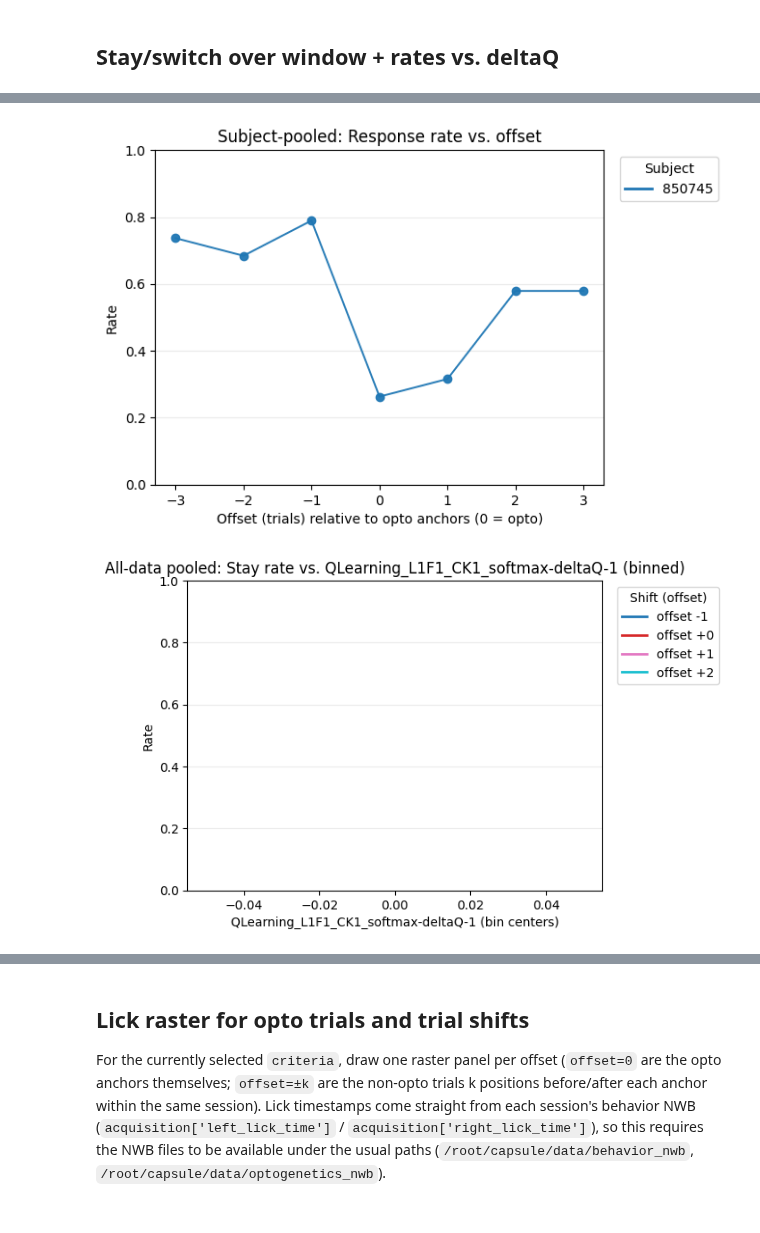
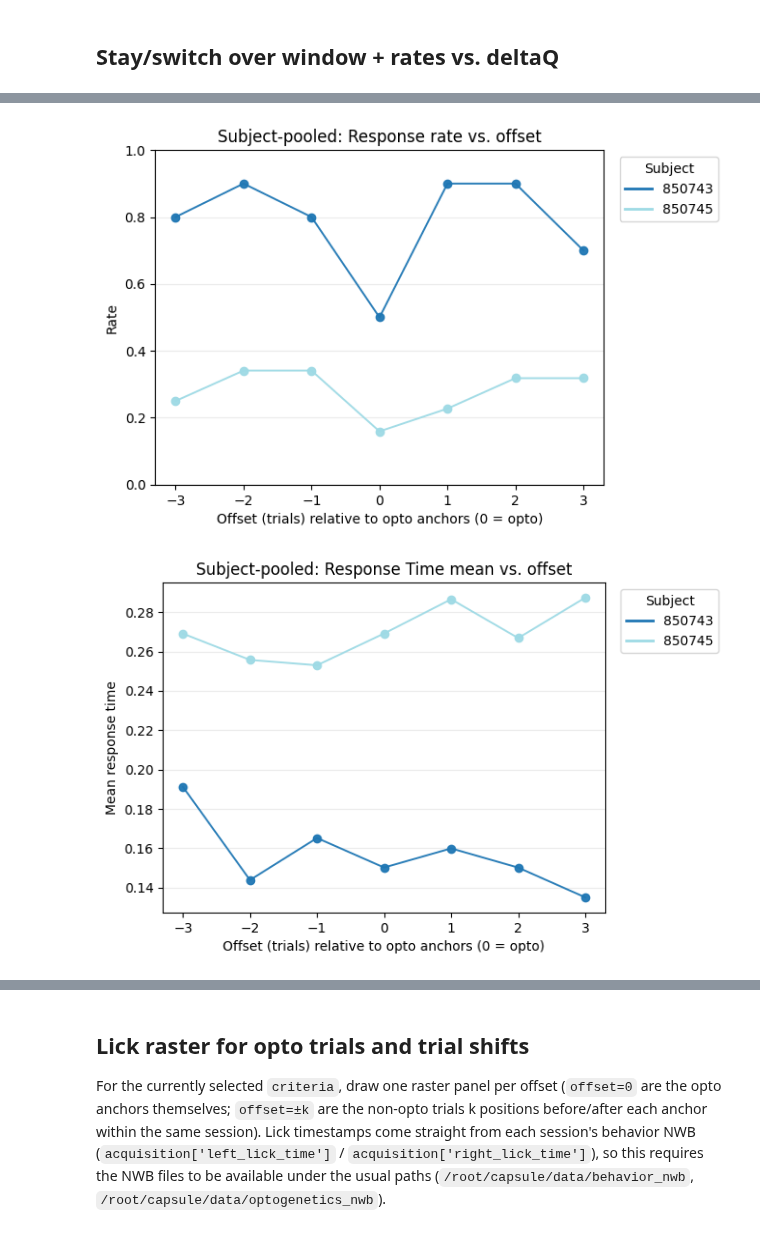
Before and after one commit to AllenNeuralDynamics/aind-dft-ephys-analysis, a Jupyter notebook: notebook/optogenetics_visualization.ipynb, the cells around one changed output, grey strips where cells are left out. Drawn from its saved outputs; the diff is of its cells as text; code cells hidden in the pictures.

```diff
--- a/notebook/optogenetics_visualization.ipynb
+++ b/notebook/optogenetics_visualization.ipynb
@@ -94,10 +123,31 @@ conditions = find_unique_stimulation(
     ],
     include_id_lists=False,
     include={
-        "laser_1_target_areas": ["left VP Glutamatergic neuron"],
-        "laser_2_target_areas": ["right VP Glutamatergic neuron"],
+        "laser_1_target_areas": ["left VP Glutamatergic neuron stimulation"],
+        "laser_2_target_areas": ["right VP Glutamatergic neuron stimulation"],
     },
 )
+
+conditions = find_unique_stimulation(
+    combined_dataframe,
+    columns=[
+        'laser_on_trial', 'laser_wavelength', 'laser_location',
+        'laser_duration', 'laser_start', 'laser_start_offset',
+        'laser_end', 'laser_end_offset', 'laser_protocol',
+        'laser_frequency', 'laser_pulse_duration',
+        'session_wide_control', 'fraction_of_session',
+        'session_alternation',
+        'laser_1_target_areas', 'laser_2_target_areas', 'laser_rampingdown',
+    ],
+    include_id_lists=False,
+    include={
+        "laser_1_target_areas": ["left VP Glutamatergic neuron stimulation"],
+        "laser_2_target_areas": ["right VP Glutamatergic neuron stimulation"],
+    },
+)
+
+
+
 
 
 '''
@@ -203,7 +253,7 @@ conditions = conditions.sort_values(
     ascending=[True, False, False, False],
 )
 
-row = conditions.loc[4]
+row = conditions.loc[1]
 criteria = (
     row.drop(labels=['n_trials', 'n_session', 'n_mice'], errors='ignore')
        .where(pd.notna(row), None)
@@ -259,7 +304,7 @@ figs = plot_rates_vs_latent(
 ## Stay/switch over window + rates vs. deltaQ
 # %%
 
-row = conditions.loc[10]
+row = conditions.loc[1]
 criteria = (
     row.drop(labels=['n_trials', 'n_session', 'n_mice'], errors='ignore')
        .where(pd.notna(row), None)
@@ -272,7 +335,8 @@ plot_stay_switch_over_window(
     criteria=criteria,
     window=[-3, 3],
     line_by='subject',
-    #exclude={'subject_id':[779310,795396,795710]}
+    #exclude={'subject_id':[779310,795396,795710]},
+    max_response_time=1
 )
 
 figs = plot_rates_vs_latent(
@@ -293,2 +357,2 @@ figs = plot_rates_vs_latent(
-[figure, old version]
+[figure, new version]
-[figure, old version]
+[figure, new version]
```
Also changed, not shown: parts of 11 cells of this notebook, 2 other files.
